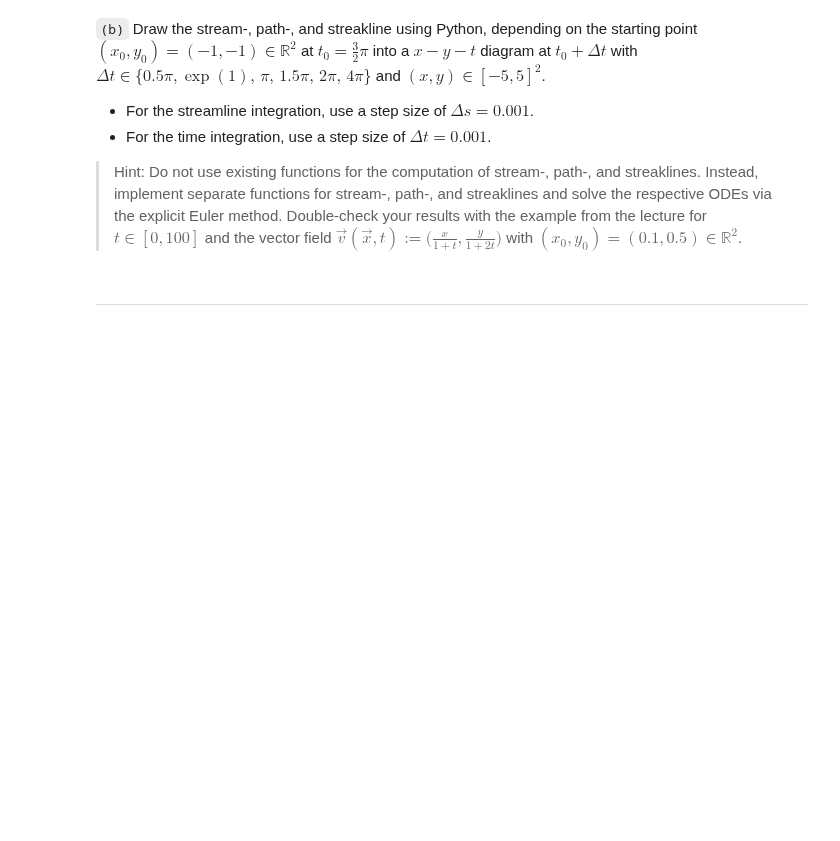
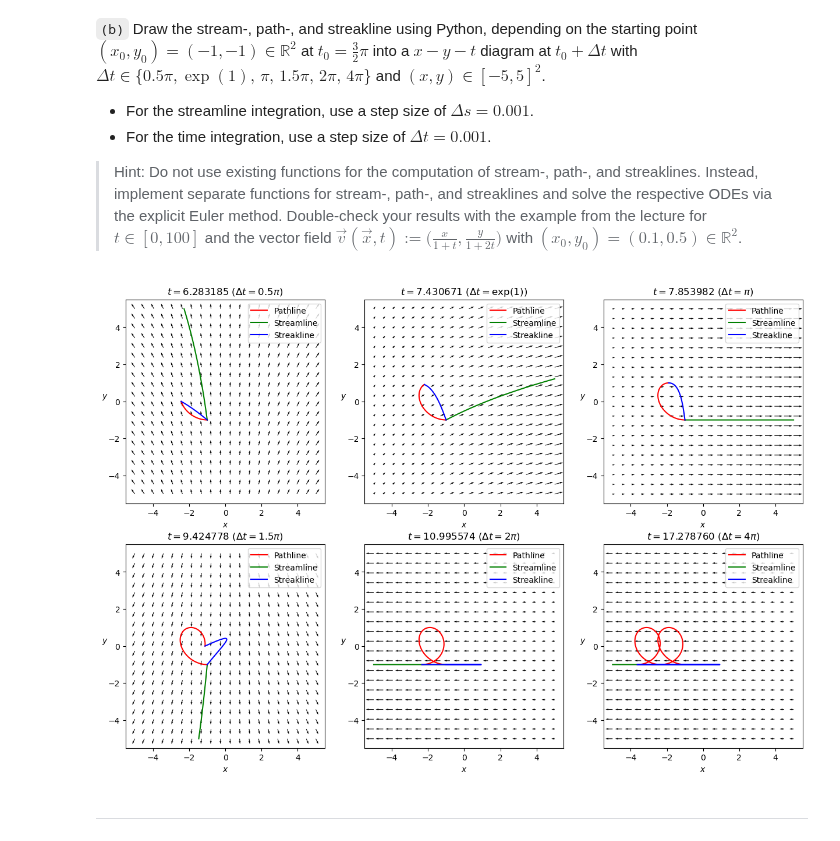
Before and after one commit to as3ert/TMFVC, a Jupyter notebook: Assignment 6/TMFVC_Ass06.ipynb, the cells around one changed output. Drawn from its saved outputs; the diff is of its cells as text; code cells hidden in the pictures; blank space fills up the shorter version.

```diff
--- a/Assignment 6/TMFVC_Ass06.ipynb
+++ b/Assignment 6/TMFVC_Ass06.ipynb
@@ -119,3 +135,100 @@ Given is the time-dependent two-dimensional real-valued vector field
+# %%
+import numpy as np
+import matplotlib.pyplot as plt
+
+# Initialize variables
+x_0 = -1
+y_0 = -1
+t_0 = 3 / 2 * np.pi
+dt = 0.001
+ds = 0.001
+
+delta_ts = [0.5 * np.pi, np.exp(1), np.pi, 1.5 * np.pi, 2 * np.pi, 4 * np.pi]
+delta_t_strs = ['0.5\pi', '\exp(1)', '\pi', '1.5\pi', '2\pi', '4\pi']
+
+# Define the velocity field
+def velocity_field(x, y, t):
+	vector_x = x / (1 + t) + np.sin(t)
+	vector_y = np.cos(t)
+	return vector_x, vector_y
+
+# Compute the streamline
+def streamline(t=t_0):
+	x, y = x_0, y_0
+	stream_x, stream_y = [x], [y]
+
+	while x < 5 and y < 5 and x > -5 and y > -5:
+		v_x, v_y = velocity_field(x, y, t)
+		x += v_x * ds
+		y += v_y * ds
+
+		stream_x.append(x)
+		stream_y.append(y)
+
+	return stream_x, stream_y
+
+# Compute the pathline
+def pathline(max_time, t=t_0):
+	x, y = x_0, y_0
+	path_x, path_y = [x], [y]
+
+	while t < max_time:
+		v_x, v_y = velocity_field(x, y, t)
+		x += v_x * dt
+		y += v_y * dt
+		t += dt
+
+		path_x.append(x)
+		path_y.append(y)
+
+	return path_x, path_y
+
+# Compute the streakline
+def streakline(max_time):
+	streak_x, streak_y = [], []
+	t = t_0
+
+	while t < max_time:
+		path_x, path_y = pathline(t_0+max_time-t, t)
+		streak_x.append(path_x[-1])
+		streak_y.append(path_y[-1])
+		t += dt * 100
+
+	streak_x.append(path_x[-1])
+	streak_y.append(path_y[-1])
+
+	return streak_x, streak_y
+
+def plot(n):
+	delta_t, delta_t_str = delta_ts[n], delta_t_strs[n]
+
+	plt.subplot(2, 3, n+1)
+	X, Y = np.meshgrid(np.linspace(-5, 5, 20), np.linspace(-5, 5, 20))
+	U, V = velocity_field(X, Y, t_0+delta_t)
+	plt.quiver(X, Y, U, V)
+	plt.title('$t=%f$ $(\Delta t=%s)$' % (t_0+delta_t, delta_t_str))
+	plt.xlabel('$x$')
+	plt.ylabel('$y$', rotation=0)
+
+	path_x, path_y = pathline(t_0+delta_t)
+	plt.plot(path_x, path_y, 'r', label="Pathline")
+
+	stream_x, stream_y = streamline(t_0+delta_t)
+	plt.plot(stream_x, stream_y, 'g', label="Streamline")
+
+	streak_x, streak_y = streakline(t_0+delta_t)
+	plt.plot(streak_x, streak_y, 'b', label="Streakline")
+
+	plt.legend()
+
+plt.figure(figsize=(15, 10))
+
+for n in range(len(delta_ts)):
+	plot(n)
+
+plt.show()
+# %% [output]
+[figure, added]
 # %% [markdown]
 <hr>
 # %% [markdown]
```
Also changed, not shown: parts of 18 cells of this notebook.
